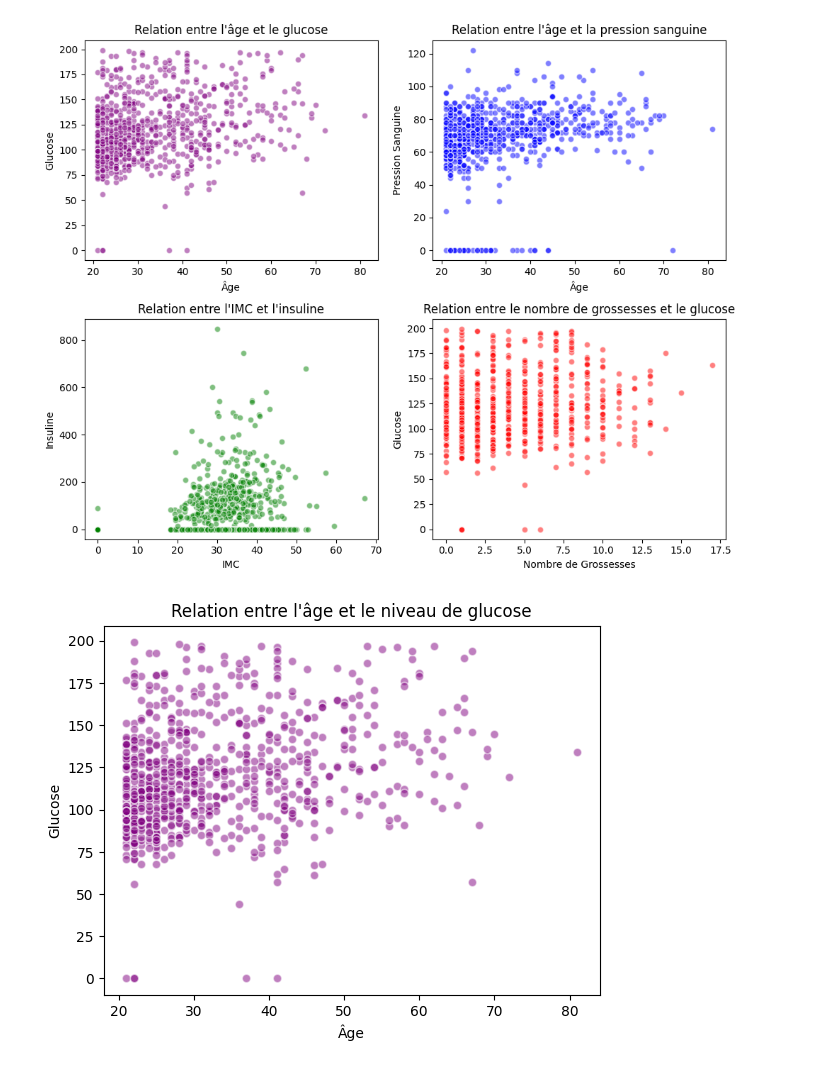
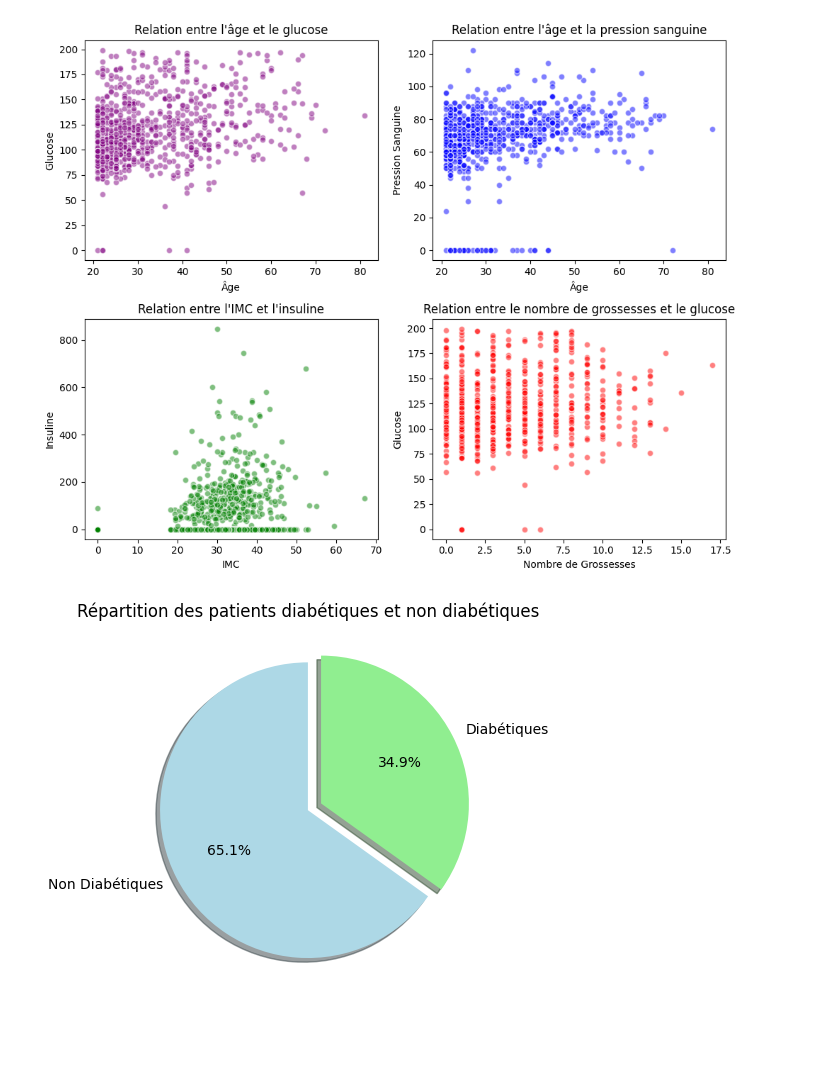
Before and after one commit to Badu1230/Badu1230, a Jupyter notebook: Pima_Indians_Diabetes_Analyse.ipynb, the cells around one changed output. Drawn from its saved outputs; the diff is of its cells as text; code cells hidden in the pictures; blank space fills up the shorter version.

```diff
--- a/Pima_Indians_Diabetes_Analyse.ipynb
+++ b/Pima_Indians_Diabetes_Analyse.ipynb
@@ -247,12 +298,26 @@ plt.tight_layout()
 plt.show()
 # %% [output]
 [figure]
-# %%
-# Nuage de points pour visualiser la relation entre deux variables comme l'âge et le niveau de glucose.
-plt.scatter(data['Age'], data['Glucose'], color='purple', alpha=0.5, edgecolors='w')
-plt.title("Relation entre l'âge et le niveau de glucose")
-plt.xlabel('Âge')
-plt.ylabel('Glucose')
-plt.show()
-# %% [output]
-[figure, removed]
+# %%
+# Example de données
+label = ['Non Diabétiques', 'Diabétiques'] # Catégories
+sizes = df['Outcome'].value_counts() # Nombres d'occurrences ou proportions
+colors = ['lightblue', 'lightgreen'] # Couleurs pour les catégories
+explode = (0, 0.1) # Décaler le deuxième segment
+
+# Création du diagramme circulaire
+plt.pie(
+    sizes,
+    labels = label,
+    autopct='%1.1f%%', #Affiche les pourcentages avec un chiffre après la virgule
+    startangle=90,
+    colors=colors,
+    explode=explode,
+    shadow=True
+)
+
+#Ajouter un titre
+plt.title('Répartition des patients diabétiques et non diabétiques')
+plt.show()
+# %% [output]
+[figure, added]
```
Also changed, not shown: parts of 8 cells of this notebook.
